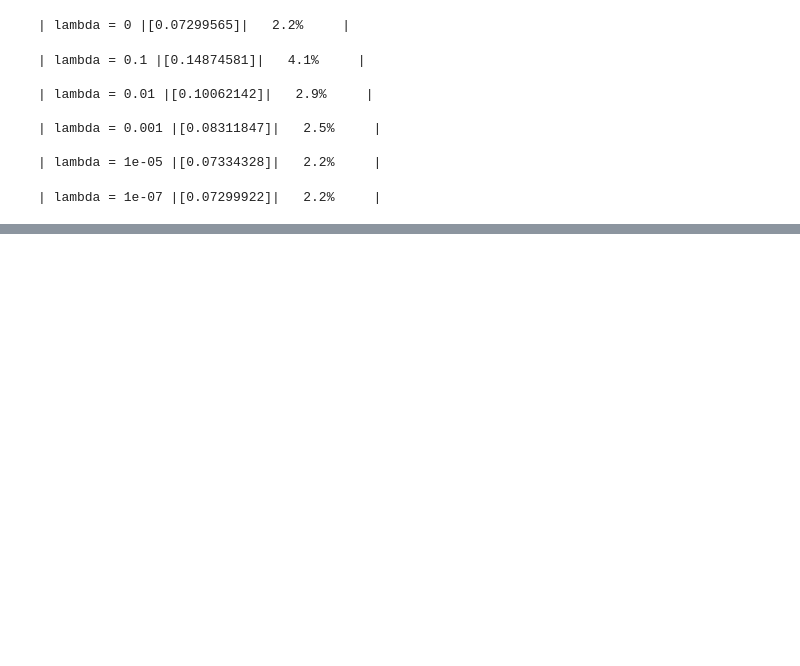
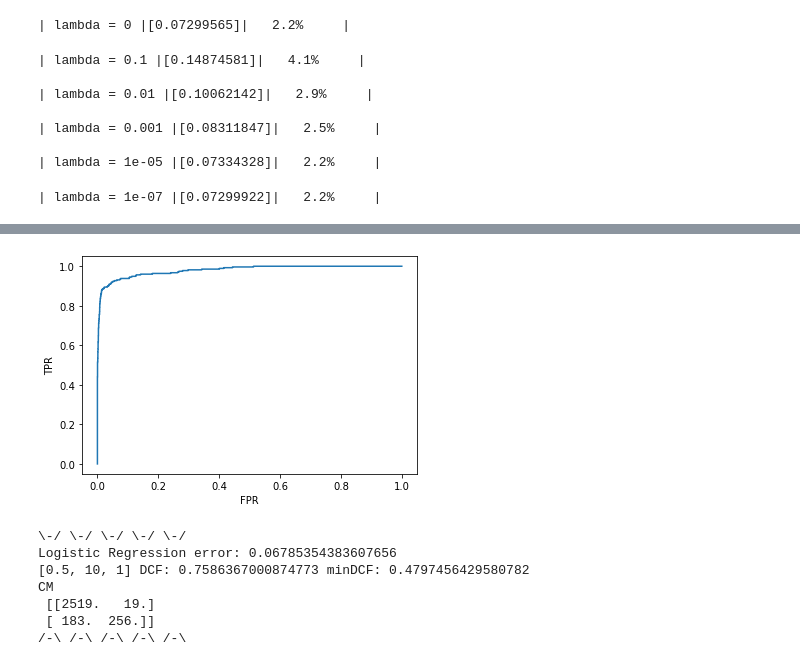
Before and after one commit to franzhd/Pulsar_project, a Jupyter notebook: Jupyter_notebook/Logistic_Regression.ipynb, the cells around one changed output, grey strips where cells are left out. Drawn from its saved outputs; the diff is of its cells as text; code cells hidden in the pictures; blank space fills up the shorter version.

```diff
--- a/Jupyter_notebook/Logistic_Regression.ipynb
+++ b/Jupyter_notebook/Logistic_Regression.ipynb
@@ -102,0 +152,11 @@ logreg(DTR_z, LTR, DTE_z, LTE, 0.0000001)
+# %%
+logreg_mod1(DTR_g, LTR, DTE_g, LTE, 0, [0.5, 10,1], True)
+# %% [output]
+[figure, added]
+\-/ \-/ \-/ \-/ \-/
+Logistic Regression error: 0.06785354383607656
+[0.5, 10, 1] DCF: 0.7586367000874773 minDCF: 0.4797456429580782
+CM
+ [[2519.   19.]
+ [ 183.  256.]]
+/-\ /-\ /-\ /-\ /-\
```
Also changed, not shown: parts of 14 cells of this notebook, 4 other files.
